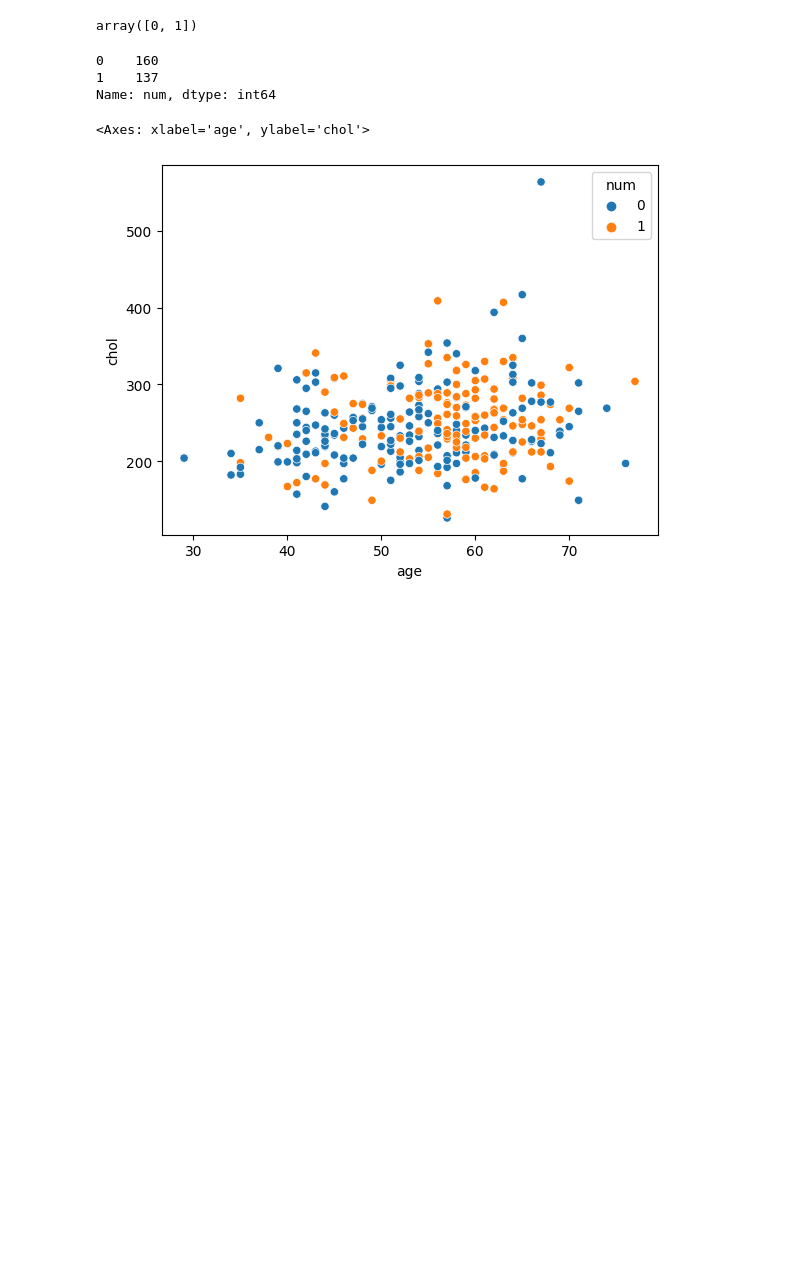
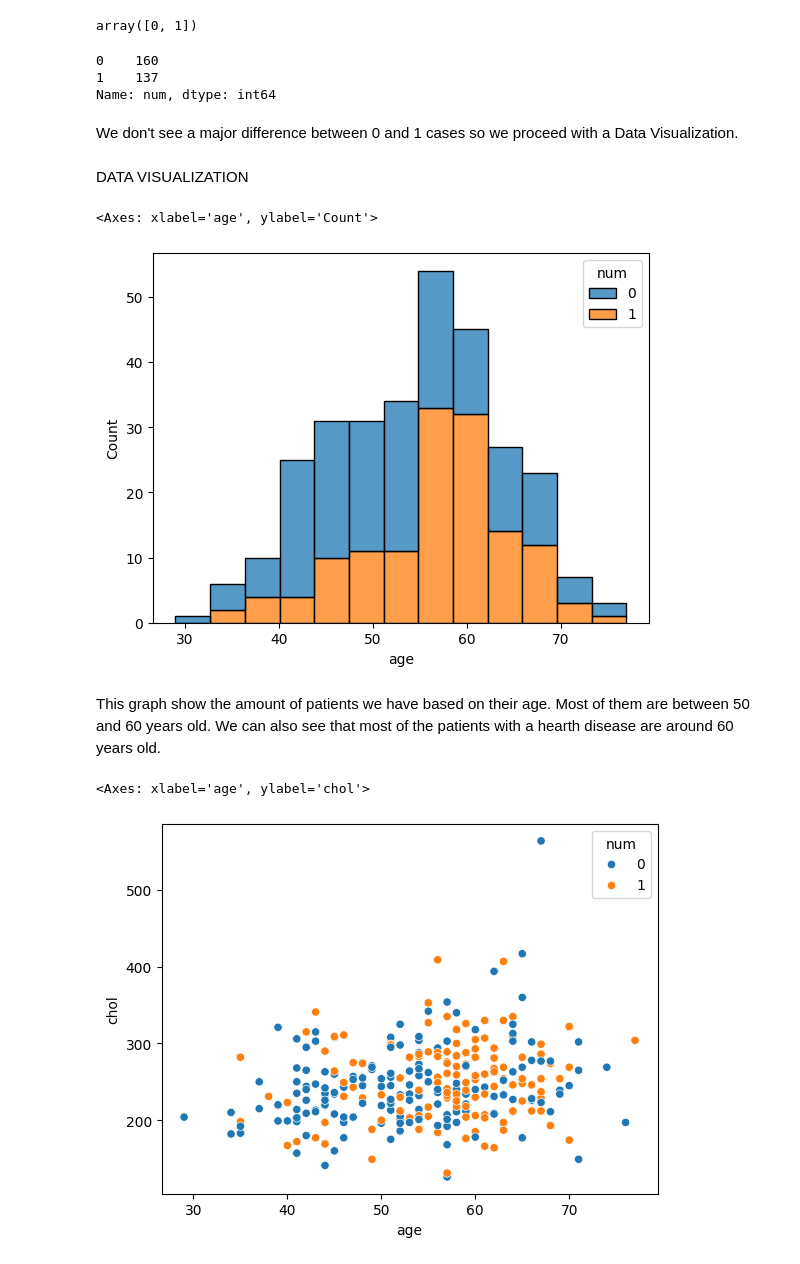
Before and after one commit to sanabriadiego/hearth-disease-prediction, a Jupyter notebook: hearth_disease.ipynb, the cells around one changed output. Saved outputs shown, nothing was run; the diff lists cells and outputs as text; code cells hidden in the pictures; blank space fills up the shorter version.

```diff
--- a/hearth_disease.ipynb
+++ b/hearth_disease.ipynb
@@ -111,6 +132,17 @@ df2['num'].value_counts()
 0    160
 1    137
 Name: num, dtype: int64
+# %% [markdown]
+We don't see a major difference between 0 and 1 cases so we proceed with a Data Visualization.
+# %% [markdown]
+DATA VISUALIZATION
+# %%
+sns.histplot(data=df2, x='age', hue='num', multiple="stack")
+# %% [output]
+<Axes: xlabel='age', ylabel='Count'>
+[figure, added]
+# %% [markdown]
+This graph show the amount of patients we have based on their age. Most of them are between 50 and 60 years old. We can also see that most of the patients with a hearth disease are around 60 years old.
 # %%
 sns.scatterplot(x=df2['age'], y=df2['chol'], hue=df2['num'])
 # %% [output]
```
Also changed, not shown: parts of 105 cells of this notebook.
